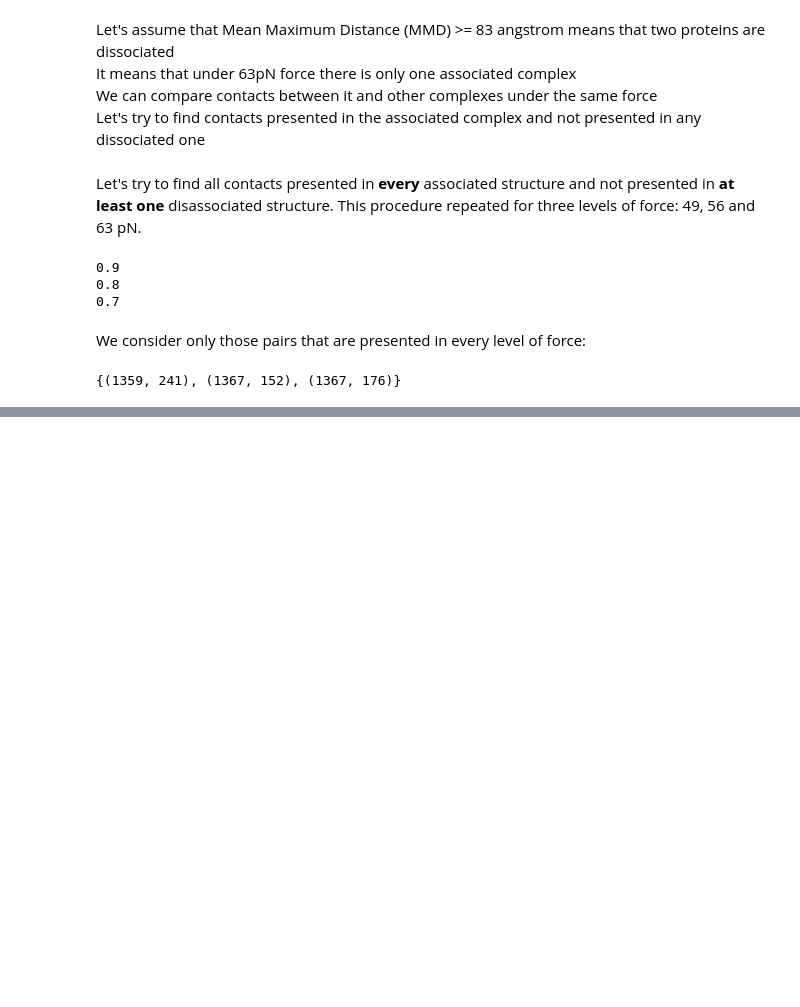
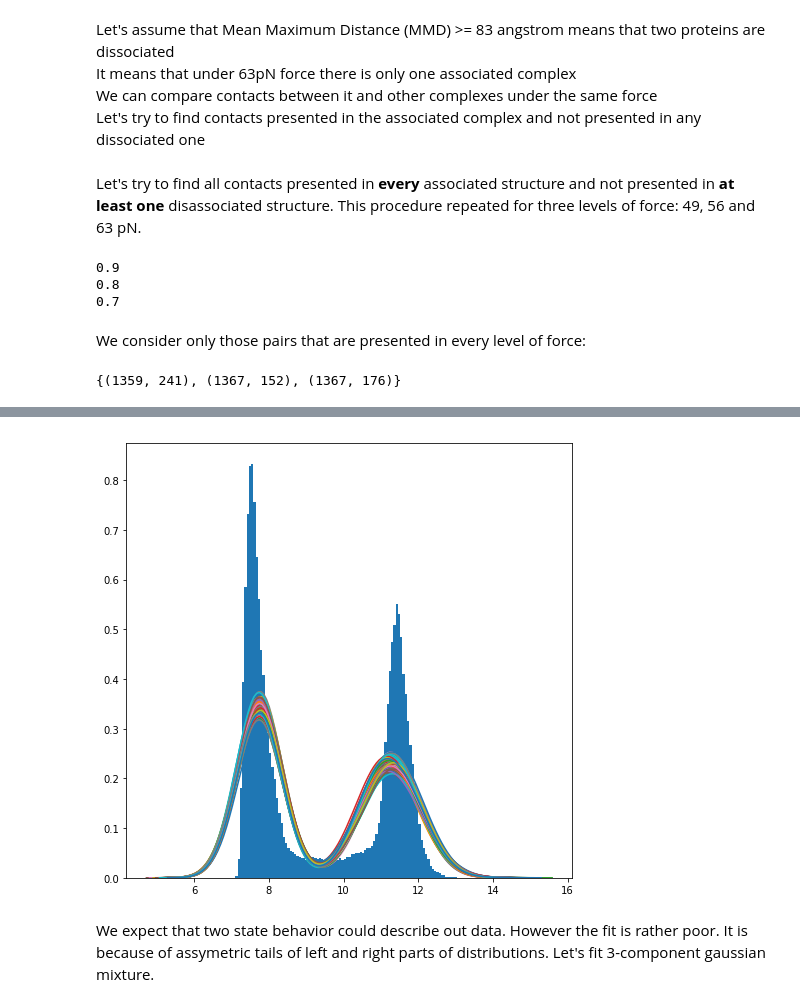
Before and after one commit to artemkondyukov/catch_bonds, a Jupyter notebook: notebooks/AssociationNucleus_1sq0.ipynb, the cells around one changed output, grey strips where cells are left out. Cells and saved outputs as stored; diff of their text form; code cells hidden in the pictures; blank space fills up the shorter version.

```diff
--- a/notebooks/AssociationNucleus_1sq0.ipynb
+++ b/notebooks/AssociationNucleus_1sq0.ipynb
@@ -107,0 +116,20 @@ intersection
+# %%
+PREFIX = "/data/analytics/catch_bonds/1sq0/dists_max_chains"
+dist_dict = defaultdict(list)
+
+for rep in range(1, 11):
+    for force in np.arange(0, 2.1, .1):
+        force_str = str(int(force)) if force == int(force) else str(force)
+        dists_df = pd.read_csv("{}/{}_{}.xvg".format(PREFIX, rep, force_str), skiprows=24, header=None, sep="\s+")
+        dists_df.columns = ["frame", "max_dist"]
+
+        dist_dict[int(force * 10)].append(dists_df.max_dist.tolist())
+
+dists_list = [d for d in chain(*[list(chain(*v)) for v in dist_dict.values()])]
+# %%
+mixtures = []
+
+for _ in tqdm(range(100)):
+    mix = GaussianMixture(2)
+    mix.fit(np.array(dists_list)[:, None])
+    mixtures.append(mix)
@@ -107,0 +138,11 @@ intersection
+# %%
+fig = plt.figure(figsize=(8, 8))
+
+plt.hist(dists_list, density=True, bins=100);
+for mix in mixtures:
+    sampled = np.array([mix.sample()[0] for _ in range(1000)])
+    sns.distplot(sampled[:, 0, 0], hist=False)
+# %% [output]
+[figure, added]
+# %% [markdown]
+We expect that two state behavior could describe out data. However the fit is rather poor. It is because of assymetric tails of left and right parts of distributions. Let's fit 3-component gaussian mixture.
```
Also changed, not shown: parts of 10 cells of this notebook.
